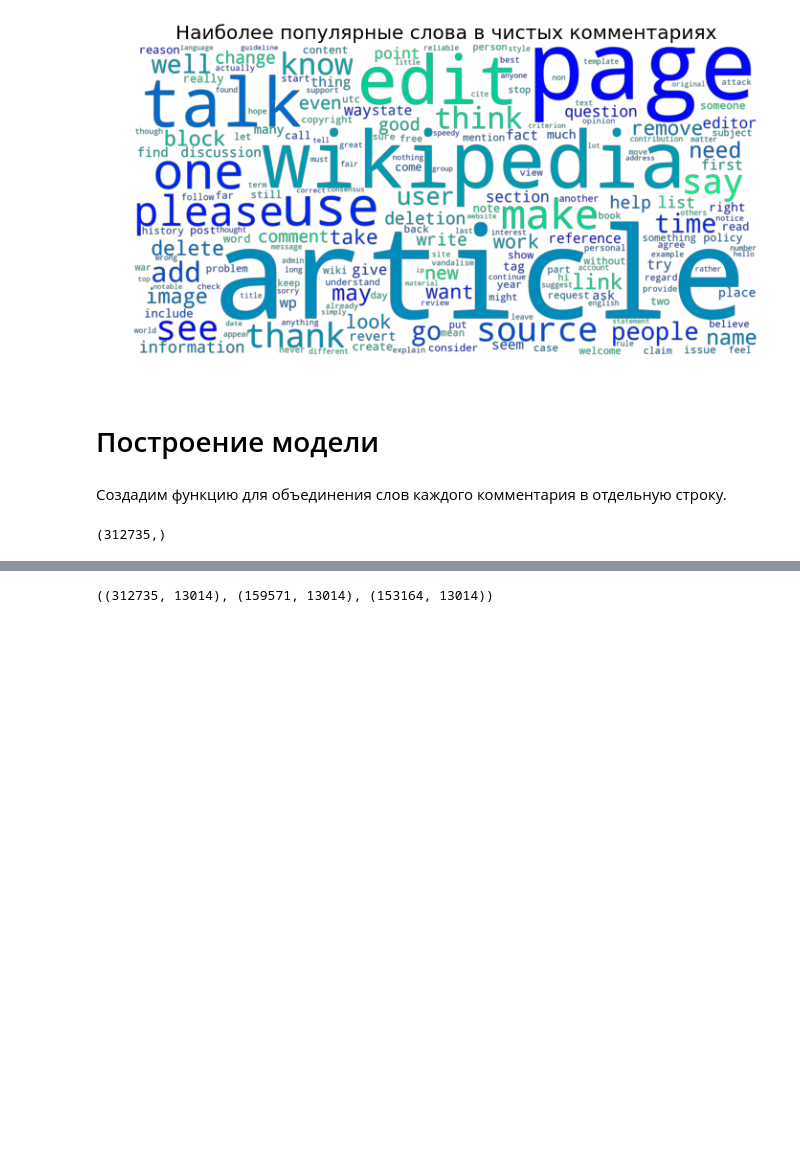
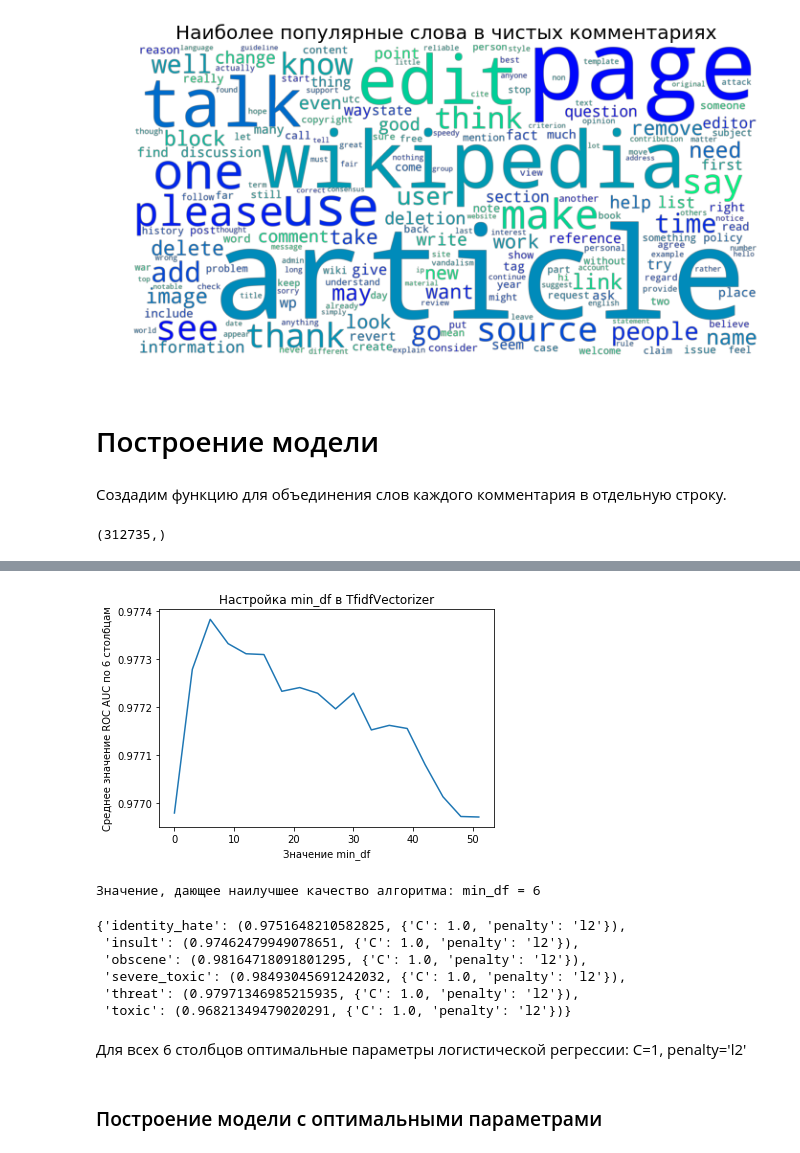
Before and after one commit to nikolaygurev/Toxic_comment_classification_challenge, a Jupyter notebook: toxic_comments.ipynb, the cells around one changed output, grey strips where cells are left out. Cells and saved outputs as stored; diff of their text form; code cells hidden in the pictures; blank space fills up the shorter version.

```diff
--- a/toxic_comments.ipynb
+++ b/toxic_comments.ipynb
@@ -462,0 +595,2 @@ all_comments.shape
+# %%
+params_score_dict = min_df_tuning(range(0, 52, 3))
@@ -463,16 +616,37 @@ all_comments.shape
+# %%
+plot_min_df_tuning(params_score_dict)
+# %% [output]
+[figure, added]
+# %%
+scores = [np.mean([val[0] for val in value.values()]) for value in params_score_dict.values()]
+print('Значение, дающее наилучшее качество алгоритма: min_df =', list(params_score_dict.keys())[np.argmax(scores)])
+# %% [output]
+Значение, дающее наилучшее качество алгоритма: min_df = 6
+# %%
+params_score_dict[6]
+# %% [output]
+{'identity_hate': (0.9751648210582825, {'C': 1.0, 'penalty': 'l2'}),
+ 'insult': (0.97462479949078651, {'C': 1.0, 'penalty': 'l2'}),
+ 'obscene': (0.98164718091801295, {'C': 1.0, 'penalty': 'l2'}),
+ 'severe_toxic': (0.98493045691242032, {'C': 1.0, 'penalty': 'l2'}),
+ 'threat': (0.97971346985215935, {'C': 1.0, 'penalty': 'l2'}),
+ 'toxic': (0.96821349479020291, {'C': 1.0, 'penalty': 'l2'})}
+# %% [markdown]
+Для всех 6 столбцов оптимальные параметры логистической регрессии: C=1, penalty='l2'
+# %% [markdown]
+### Построение модели с оптимальными параметрами
 # %%
 word_vectorizer = TfidfVectorizer(analyzer='word',
                                   stop_words=None,
                                   lowercase=False,
                                   token_pattern="[a-z]+",
                                   max_features=None,
-                                  min_df=30,
+                                  min_df=6,
                                   max_df=1.0)
+
 all_words = word_vectorizer.fit_transform(all_comments)
-
 train_words = all_words[:len(train_df)]
 test_words = all_words[len(train_df):]
 
-all_words.shape, train_words.shape, test_words.shape
+submission = pd.DataFrame.from_dict({'id': test_df['id']})
+log_reg = LogisticRegression(C=1, penalty='l2', random_state=42)
-# %% [output]
-((312735, 13014), (159571, 13014), (153164, 13014))
```
Also changed, not shown: parts of 33 cells of this notebook, 2 other files.
